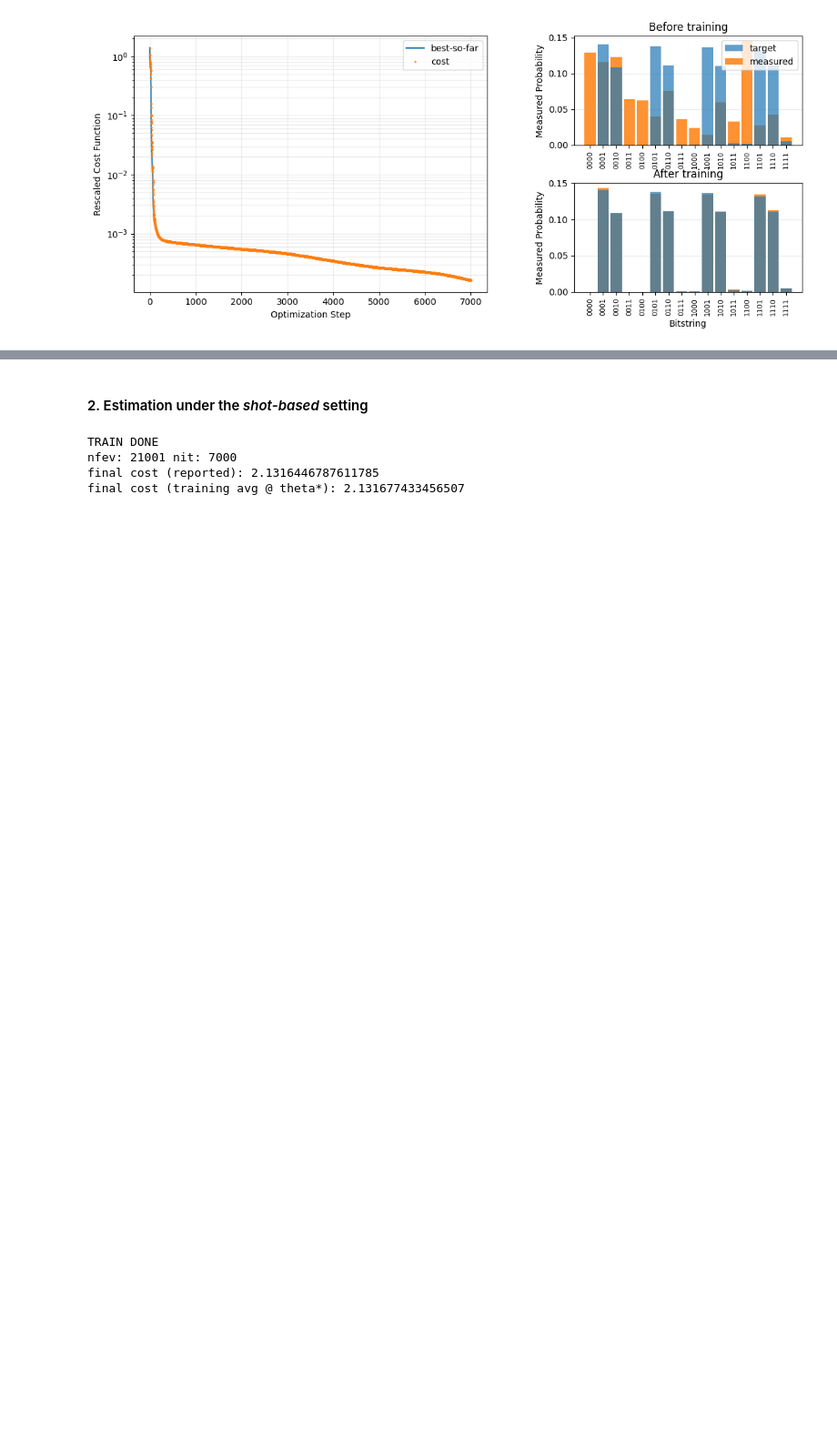
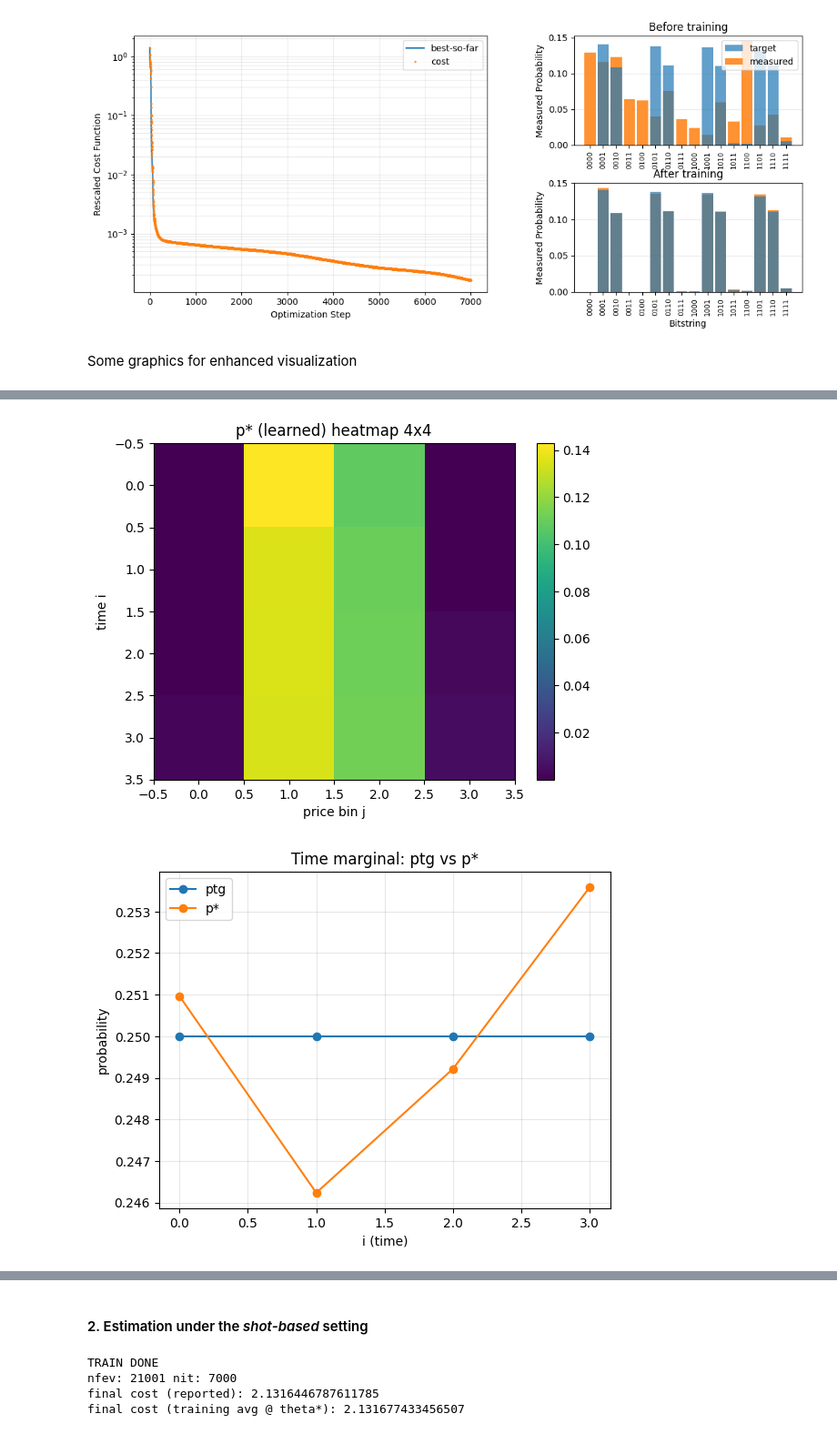
Before and after one commit to gborras10/Quantum-CVA, a Jupyter notebook: src/quantum_cva/state_prep/qcbm/notebooks/qcbm_training.ipynb, the cells around one changed output, grey strips where cells are left out. Shown at 91% size. Saved outputs shown, nothing was run; the diff lists cells and outputs as text; code cells hidden in the pictures; blank space fills up the shorter version.

```diff
--- a/src/quantum_cva/state_prep/qcbm/notebooks/qcbm_training.ipynb
+++ b/src/quantum_cva/state_prep/qcbm/notebooks/qcbm_training.ipynb
@@ -337,0 +328,26 @@ final cost: 2.1259356196610613
+# %%
+# Define cost function
+cost = qcbm.cost_fn(ptg, eps=EPS_COST)
+
+# Run the optimization
+res, cost_history = minimize_with_cost_history(
+    cost,
+    x0=x0,
+    minimize_fn=minimize,
+    method=METHOD,
+    options={"maxiter": int(N_ITERS),
+             "rhobeg": RHOBEG,
+             "disp": True},
+)
+
+theta_star = np.asarray(res.x, dtype=float)
+
+# ------ Probabilities: p0 -> before training, p_star -> after training ------
+p0 = qcbm.probabilities(x0)
+p_star = qcbm.probabilities(theta_star)
+# ----------------------------------------------------------------------------
+
+print("success:", res.success)
+print("message:", res.message)
+print("nfev:", getattr(res, "nfev", None), "nit:", getattr(res, "nit", None))
+print("final cost:", float(res.fun))
@@ -502,2 +427,14 @@ plt.show()
 # %% [output]
 [figure]
+# %% [markdown]
+Some graphics for enhanced visualization
+# %%
+plot_joint_and_marginals(
+    ptg=ptg,
+    p_star=p_star,
+    M=M,
+    N=2**n,
+    order="time_major",
+    title_suffix="4x4",
+)
+# %% [output]
@@ -503,0 +442,2 @@ plt.show()
+[figure, added]
+[figure, added]
```
Also changed, not shown: parts of 13 cells of this notebook, 4 other files.
